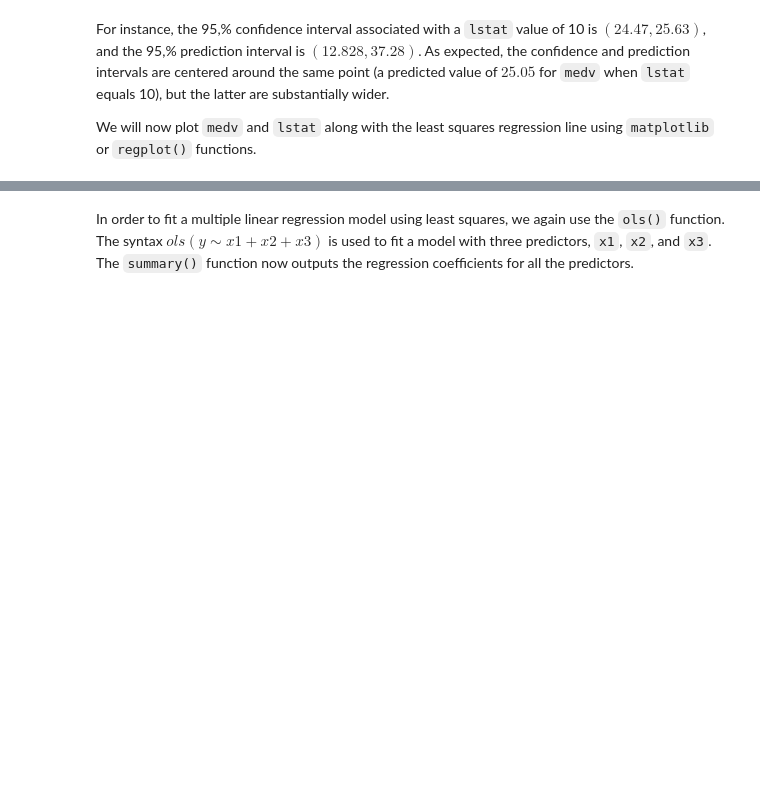
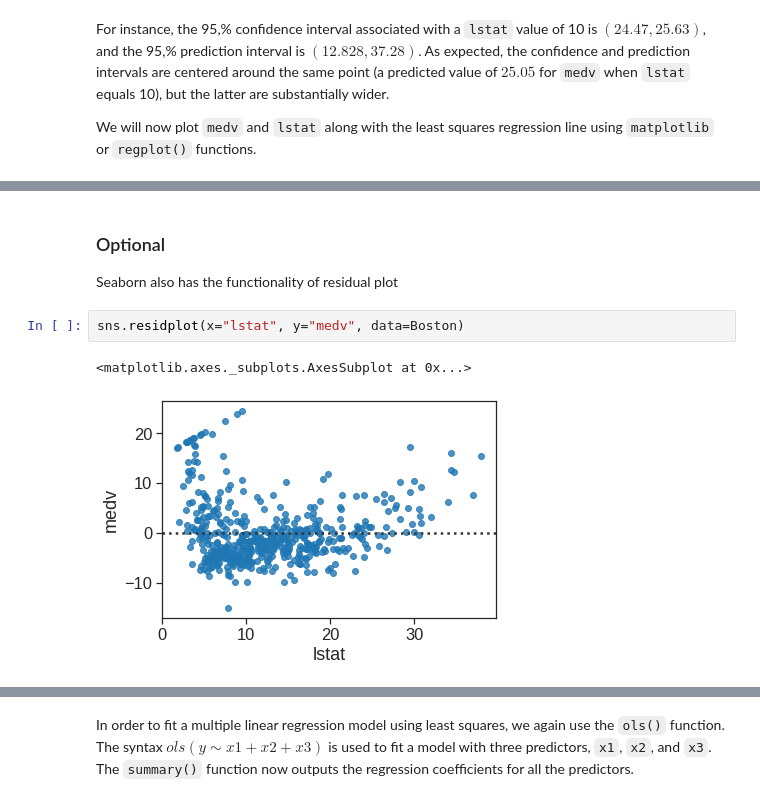
Before and after one commit to phonchi/nsysu-math6084, a Jupyter notebook: static_files/presentations/Chapter_3_Lab.ipynb, the cells around one changed output, grey strips where cells are left out. Drawn from its saved outputs; the diff is of its cells as text; blank space fills up the shorter version.

```diff
--- a/static_files/presentations/Chapter_3_Lab.ipynb
+++ b/static_files/presentations/Chapter_3_Lab.ipynb
@@ -242,0 +239,8 @@ for i, x, y in zip(x.index, x, y):
+# %% [markdown]
+### Optional
+Seaborn also has the functionality of residual plot
+# %%
+sns.residplot(x="lstat", y="medv", data=Boston)
+# %% [output]
+<matplotlib.axes._subplots.AxesSubplot at 0x...>
+[figure, added]
```
Also changed, not shown: parts of 43 cells of this notebook, 1 other file.
